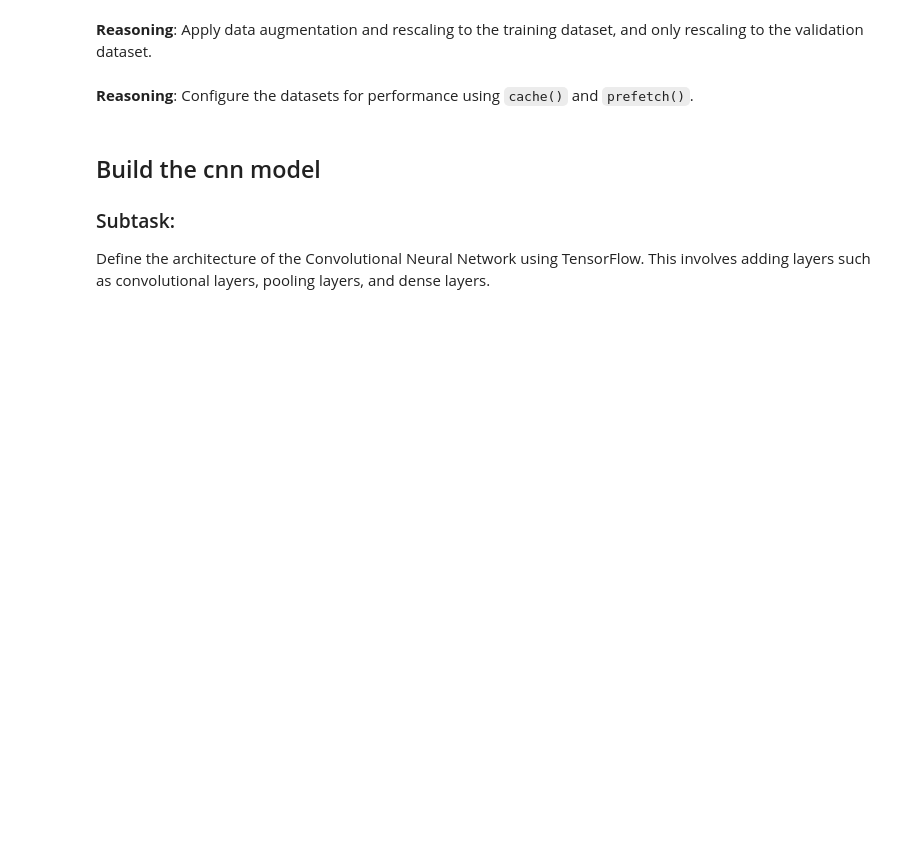
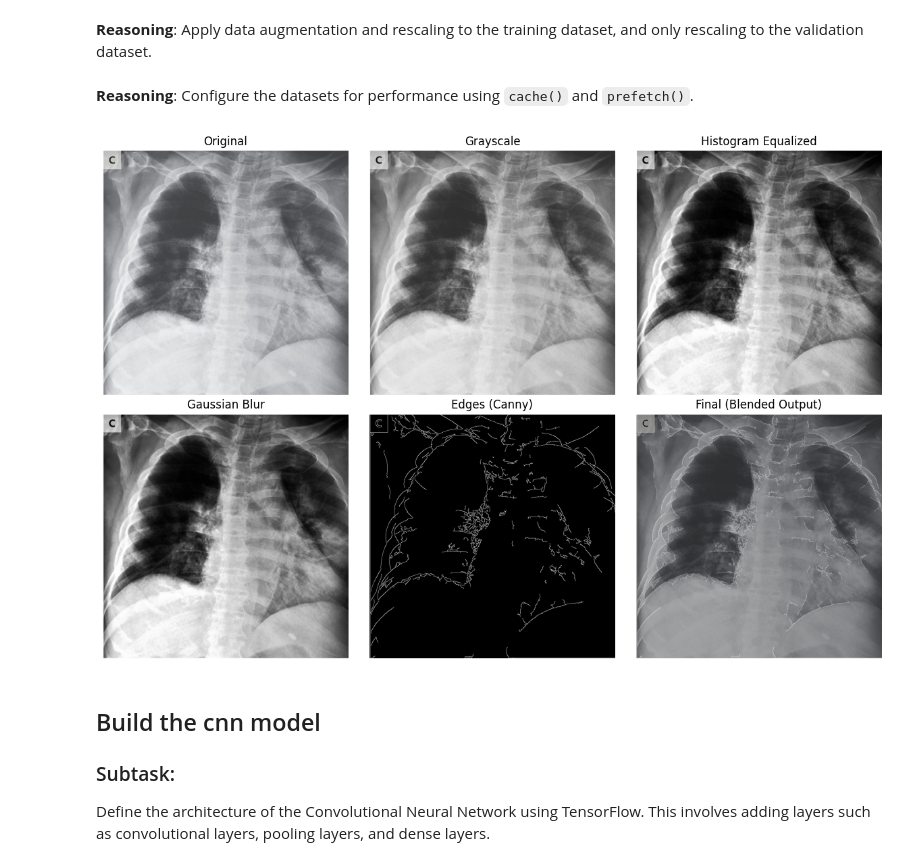
Before and after one commit to Blueorchid1711/ECE, a Jupyter notebook: Covid_19.ipynb, the cells around one changed output. Cells and saved outputs as stored; diff of their text form; code cells hidden in the pictures; blank space fills up the shorter version.

```diff
--- a/Covid_19.ipynb
+++ b/Covid_19.ipynb
@@ -17,3 +38,23 @@ Build a CNN model with TensorFlow for a hackathon using the dataset located at "
+# %%
+import numpy as np
+
+image = np.zeros((128, 128, 3), dtype=np.uint8) # Example: a black 128x128 RGB image
+
+img = dip_preprocessing(image)
+img = img / 255.0
+# %%
+def dip_preprocessing(image):
+    gray = cv2.cvtColor(image, cv2.COLOR_RGB2GRAY)
+    equalized = cv2.equalizeHist(gray)
+    blurred = cv2.GaussianBlur(equalized, (3,3), 0)
+
+    edges = cv2.Canny(blurred, 50, 150)
+
+    # Blend original + edges (IMPORTANT for accuracy)
+    edges_colored = cv2.cvtColor(edges, cv2.COLOR_GRAY2RGB)
+    blended = cv2.addWeighted(image, 0.7, edges_colored, 0.3, 0)
+
+    return blended
 # %% [markdown]
 ## Load and preprocess the data
 
@@ -84,6 +125,75 @@ AUTOTUNE = tf.data.AUTOTUNE
 
 train_ds = train_ds.cache().prefetch(buffer_size=AUTOTUNE)
 val_ds = val_ds.cache().prefetch(buffer_size=AUTOTUNE)
+# %%
+# Load image
+image = cv2.imread('/content/t1.jpeg')
+
+# Convert BGR (OpenCV) → RGB
+image = cv2.cvtColor(image, cv2.COLOR_BGR2RGB)
+
+# DIP preprocessing function
+def dip_preprocessing(img):
+    # Convert to grayscale
+    gray = cv2.cvtColor(img, cv2.COLOR_RGB2GRAY)
+
+    # Histogram Equalization
+    equalized = cv2.equalizeHist(gray)
+
+    # Gaussian Blur (noise reduction)
+    blurred = cv2.GaussianBlur(equalized, (3,3), 0)
+
+    # Edge Detection
+    edges = cv2.Canny(blurred, 50, 150)
+
+    # Convert edges to RGB
+    edges_rgb = cv2.cvtColor(edges, cv2.COLOR_GRAY2RGB)
+
+    # Blend original + edges
+    blended = cv2.addWeighted(img, 0.7, edges_rgb, 0.3, 0)
+
+    return gray, equalized, blurred, edges, blended
+
+# Apply processing
+gray, equalized, blurred, edges, final = dip_preprocessing(image)
+
+# Display all stages
+plt.figure(figsize=(12,8))
+
+plt.subplot(2,3,1)
+plt.title("Original")
+plt.imshow(image)
+plt.axis('off')
+
+plt.subplot(2,3,2)
+plt.title("Grayscale")
+plt.imshow(gray, cmap='gray')
+plt.axis('off')
+
+plt.subplot(2,3,3)
+plt.title("Histogram Equalized")
+plt.imshow(equalized, cmap='gray')
+plt.axis('off')
+
+plt.subplot(2,3,4)
+plt.title("Gaussian Blur")
+plt.imshow(blurred, cmap='gray')
+plt.axis('off')
+
+plt.subplot(2,3,5)
+plt.title("Edges (Canny)")
+plt.imshow(edges, cmap='gray')
+plt.axis('off')
+
+plt.subplot(2,3,6)
+plt.title("Final (Blended Output)")
+plt.imshow(final)
+plt.axis('off')
+
+plt.tight_layout()
+plt.show()
+# %% [output]
+[figure, added]
 # %% [markdown]
 ## Build the cnn model
 
```
Also changed, not shown: parts of 1 cell of this notebook.
